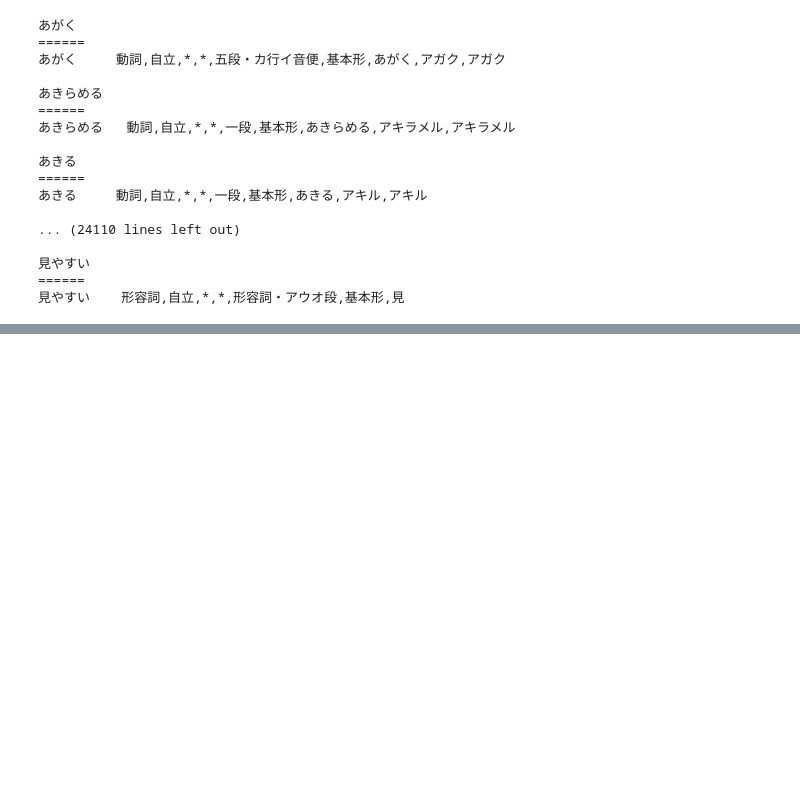
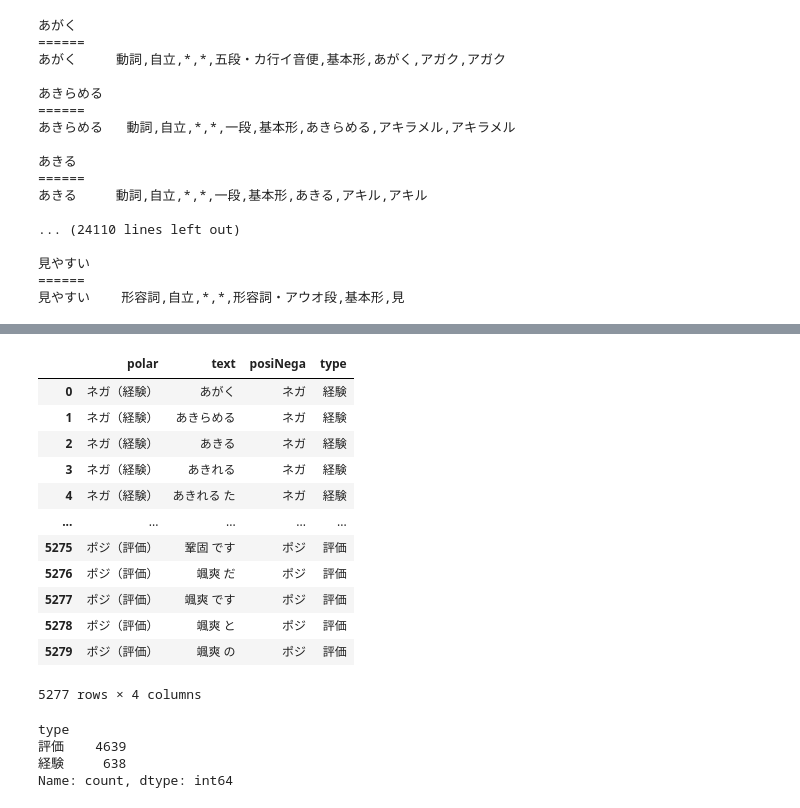
Before and after one commit to Akira-Al/programing_for_calculators, a Jupyter notebook: src/notebook.ipynb, the cells around one changed output, grey strips where cells are left out. Drawn from its saved outputs; the diff is of its cells as text; code cells hidden in the pictures; blank space fills up the shorter version.

```diff
--- a/src/notebook.ipynb
+++ b/src/notebook.ipynb
@@ -292,0 +312,25 @@ for t in reference2_df["text"]:
+# %%
+reference2_df["posiNega"] = reference2_df["polar"].str.extract(r"(ポジ|ネガ)")
+reference2_df["type"] = reference2_df["polar"].str.extract(r"（(.+)）")
+reference2_df
+# %% [output]
+|  | polar | text | posiNega | type |
+| 0 | ネガ（経験） | あがく | ネガ | 経験 |
+| 1 | ネガ（経験） | あきらめる | ネガ | 経験 |
+| 2 | ネガ（経験） | あきる | ネガ | 経験 |
+| 3 | ネガ（経験） | あきれる | ネガ | 経験 |
+| 4 | ネガ（経験） | あきれる た | ネガ | 経験 |
+| ... | ... | ... | ... | ... |
+| 5275 | ポジ（評価） | 鞏固 です | ポジ | 評価 |
+| 5276 | ポジ（評価） | 颯爽 だ | ポジ | 評価 |
+| 5277 | ポジ（評価） | 颯爽 です | ポジ | 評価 |
+| 5278 | ポジ（評価） | 颯爽 と | ポジ | 評価 |
+| 5279 | ポジ（評価） | 颯爽 の | ポジ | 評価 |
+5277 rows × 4 columns
+# %%
+reference2_df["type"].value_counts()
+# %% [output]
+type
+評価    4639
+経験     638
+Name: count, dtype: int64
```
Also changed, not shown: parts of 19 cells of this notebook.
